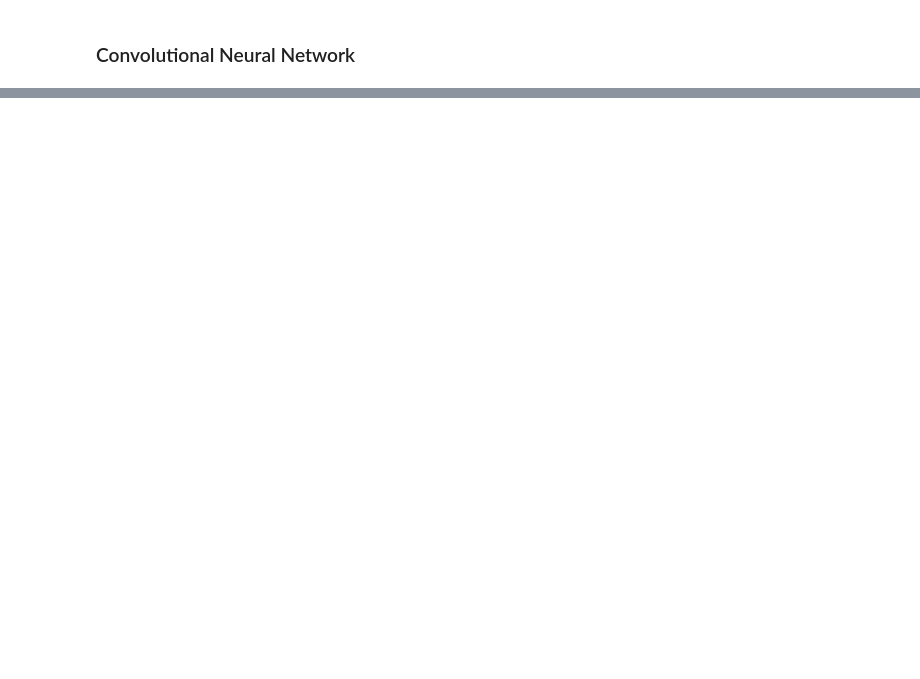
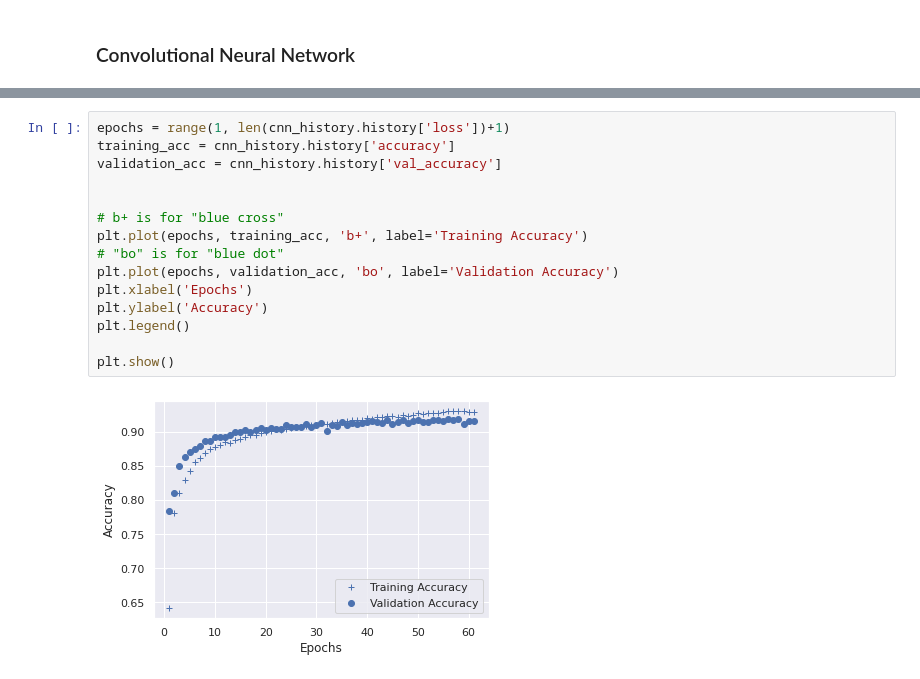
Before and after one commit to pedrohortencio/machine-learning-gladiator, a Jupyter notebook: Fashion MNIST/Fashion_MNIST_Gladiator.ipynb, the cells around one changed output, grey strips where cells are left out. Drawn from its saved outputs; the diff is of its cells as text; blank space fills up the shorter version.

```diff
--- a/Fashion MNIST/Fashion_MNIST_Gladiator.ipynb
+++ b/Fashion MNIST/Fashion_MNIST_Gladiator.ipynb
@@ -171,0 +247,17 @@ plt.show()
+# %%
+epochs = range(1, len(cnn_history.history['loss'])+1)
+training_acc = cnn_history.history['accuracy']
+validation_acc = cnn_history.history['val_accuracy']
+
+
+# b+ is for "blue cross"
+plt.plot(epochs, training_acc, 'b+', label='Training Accuracy')
+# "bo" is for "blue dot"
+plt.plot(epochs, validation_acc, 'bo', label='Validation Accuracy')
+plt.xlabel('Epochs')
+plt.ylabel('Accuracy')
+plt.legend()
+
+plt.show()
+# %% [output]
+[figure, added]
```
Also changed, not shown: parts of 14 cells of this notebook.
